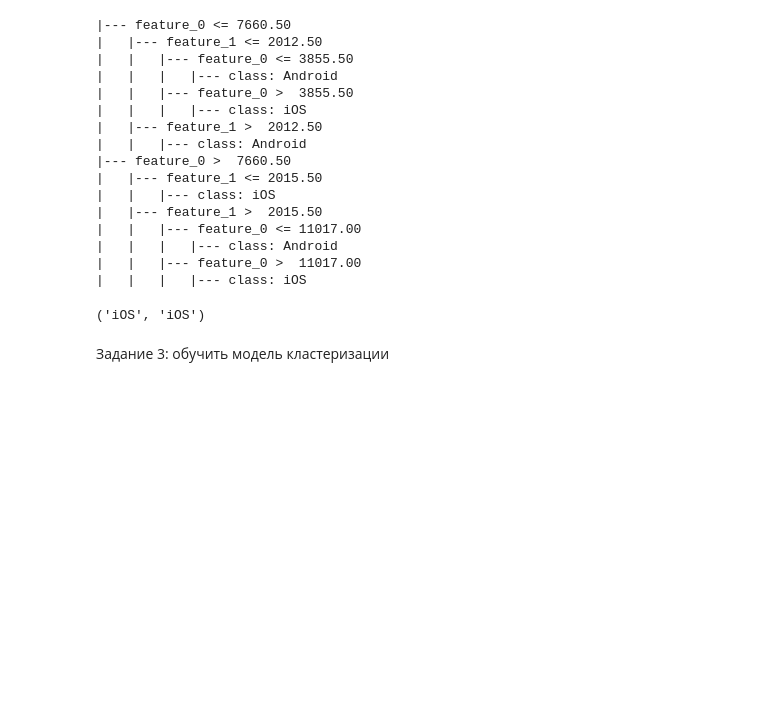
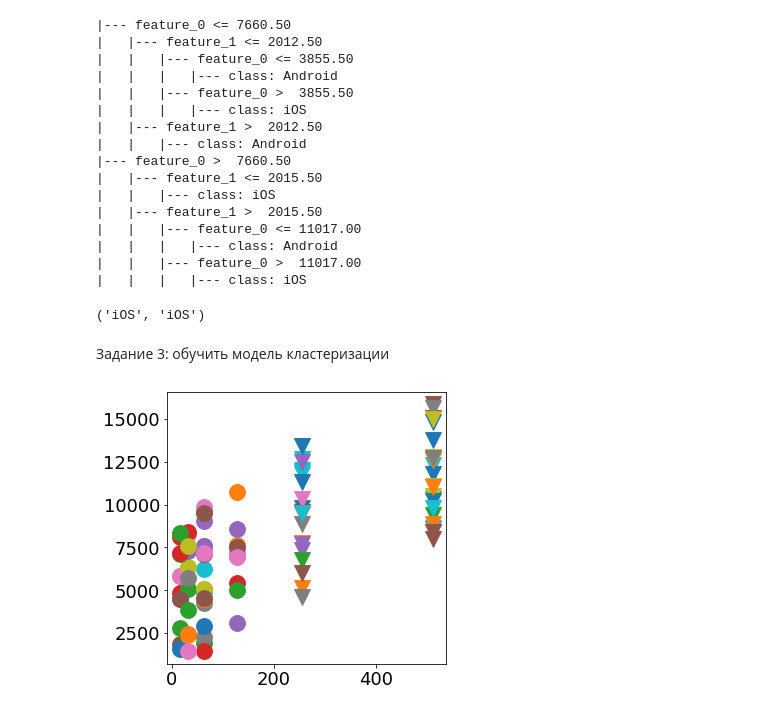
Before and after one commit to nesterovichps/DeapLearning, a Jupyter notebook: SkillBox/Lesson1/Homework_Концепции_ML.ipynb, the cells around one changed output. Cells and saved outputs as stored; diff of their text form; code cells hidden in the pictures; blank space fills up the shorter version.

```diff
--- a/SkillBox/Lesson1/Homework_Концепции_ML.ipynb
+++ b/SkillBox/Lesson1/Homework_Концепции_ML.ipynb
@@ -101,0 +99,11 @@ cl.predict(X[8:9])[0],y[8]
+# %%
+matplotlib.rc('font',size=18)
+fig=plt.figure(figsize=(5,5))
+markers={'Android':'o','iOS':'v'}
+for disk,price,os in zip(phone.disk,phone.price,phone.os):
+    plt.scatter(disk,price,s=250,marker=markers[os])
+plt.show()
+### Здесь следует запустить процесс обучения ###
+### и продемонстрировать работоспобность обученной модели ###
+# %% [output]
+[figure, added]
```
Also changed, not shown: parts of 7 cells of this notebook.
